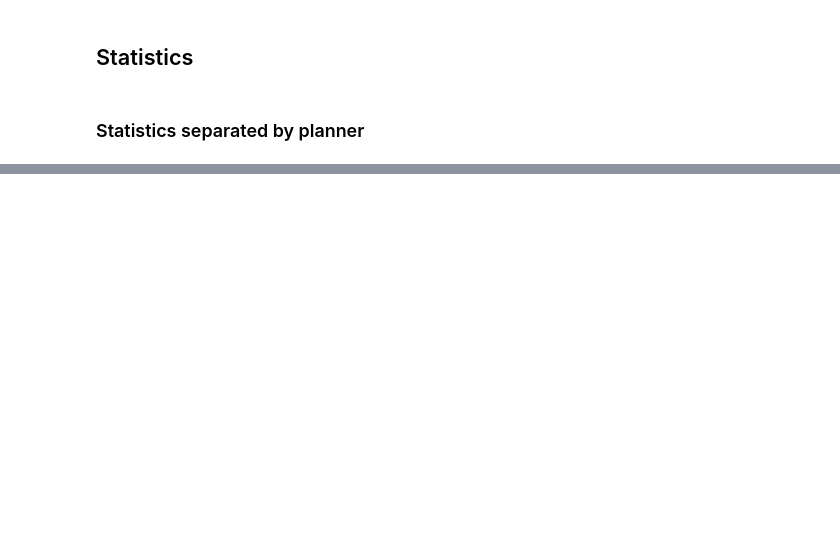
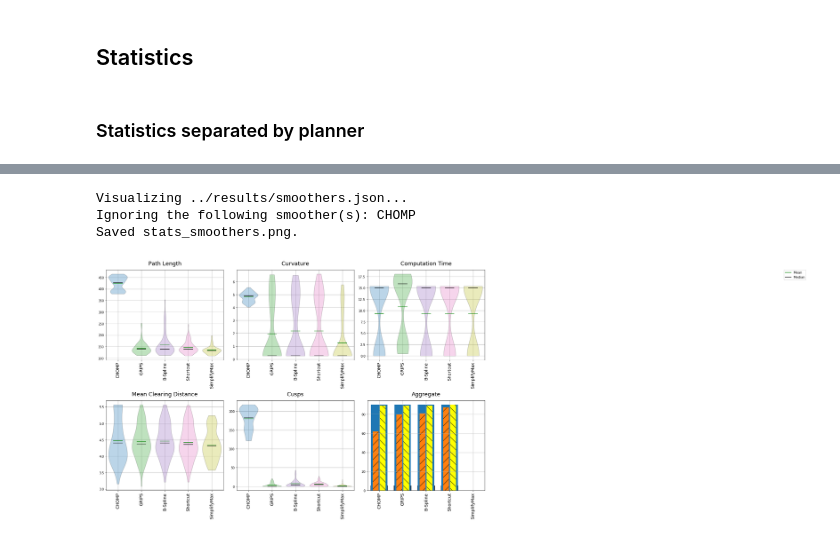
Before and after one commit to robot-motion/bench-mr, a Jupyter notebook: plotting/Smoothing.ipynb, the cells around one changed output, grey strips where cells are left out. Cells and saved outputs as stored; diff of their text form; code cells hidden in the pictures; blank space fills up the shorter version.

```diff
--- a/plotting/Smoothing.ipynb
+++ b/plotting/Smoothing.ipynb
@@ -62,0 +66,15 @@ Saved stats_smoothers.png.
+# %%
+plot_smoother_stats('../results/smoothers.json',
+                    combine_views=True,
+                    plot_violins=True,
+                    fig_width=15,
+                    max_plots_per_line=3,
+                    separate_planners=False,
+                    ignore_smoothers='chomp',
+                    save_file='stats_smoothers.png'
+                   )
+# %% [output]
+Visualizing ../results/smoothers.json...
+Ignoring the following smoother(s): CHOMP
+Saved stats_smoothers.png.
+[figure, added]
```
Also changed, not shown: parts of 3 cells of this notebook.
